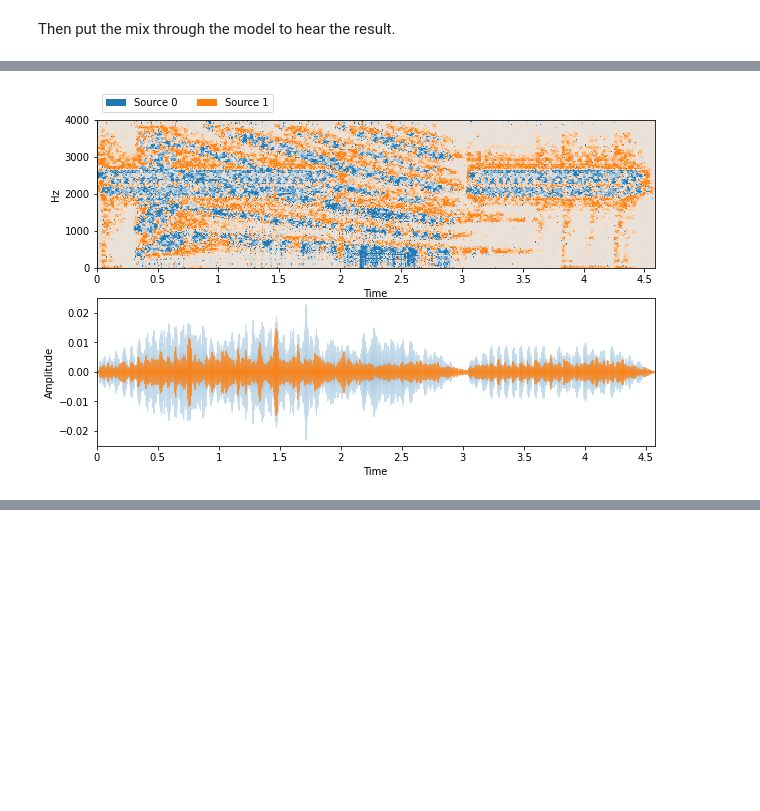
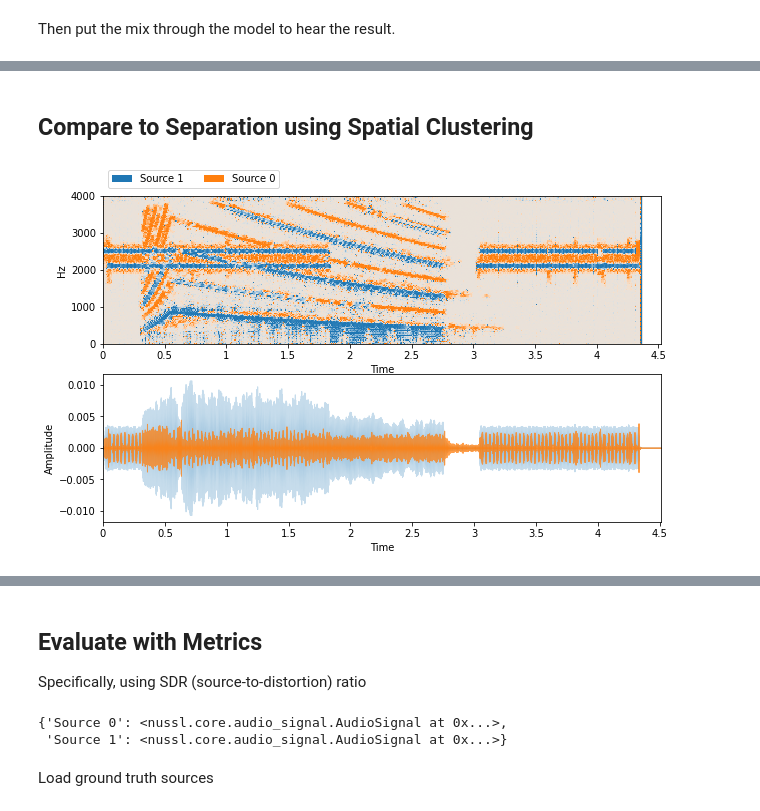
Before and after one commit to pseeth/otoworld, a Jupyter notebook: rl-audition/notebooks/evaluation.ipynb, the cells around one changed output, grey strips where cells are left out. Saved outputs shown, nothing was run; the diff lists cells and outputs as text; code cells hidden in the pictures; blank space fills up the shorter version.

```diff
--- a/rl-audition/notebooks/evaluation.ipynb
+++ b/rl-audition/notebooks/evaluation.ipynb
@@ -125,14 +130,28 @@ tensor([[1.0000e+00, 1.8576e-08]])
+# %% [markdown]
+## Compare to Separation using Spatial Clustering
 # %%
 spcl = nussl.separation.spatial.SpatialClustering(
     room_sound, num_sources=2, mask_type='binary'
 )
-estimates = spcl()
+clustering_estimates = spcl()
 
-estimates = {
-    f'Source {i}': e for i, e in enumerate(estimates)
+clustering_estimates = {
+    f'Source {i}': e for i, e in enumerate(clustering_estimates)
 }
 
-visualize_and_embed(estimates)
+visualize_and_embed(clustering_estimates)
 # %% [output]
-[figure, old version]
+[figure, new version]
 [interactive output not drawn]
+# %% [markdown]
+## Evaluate with Metrics
+Specifically, using SDR (source-to-distortion) ratio
+# %%
+# from listening, it seems source 0 is the phone ringing
+# and source 1 is the car horn
+otoworld_estimates
+# %% [output]
+{'Source 0': <nussl.core.audio_signal.AudioSignal at 0x...>,
+ 'Source 1': <nussl.core.audio_signal.AudioSignal at 0x...>}
+# %% [markdown]
+Load ground truth sources
```
Also changed, not shown: parts of 17 cells of this notebook, 8 other files.
